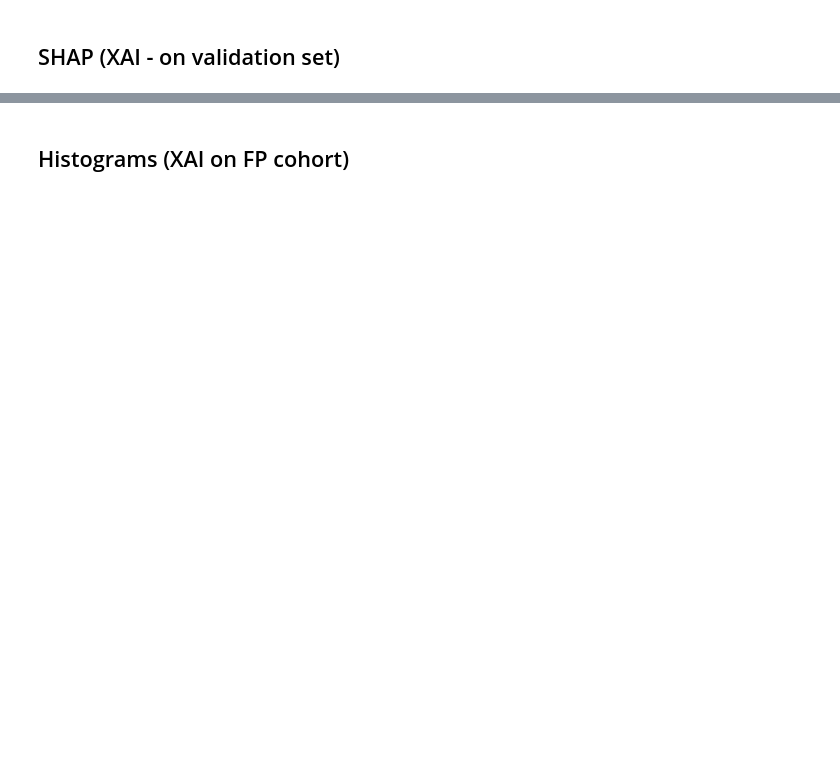
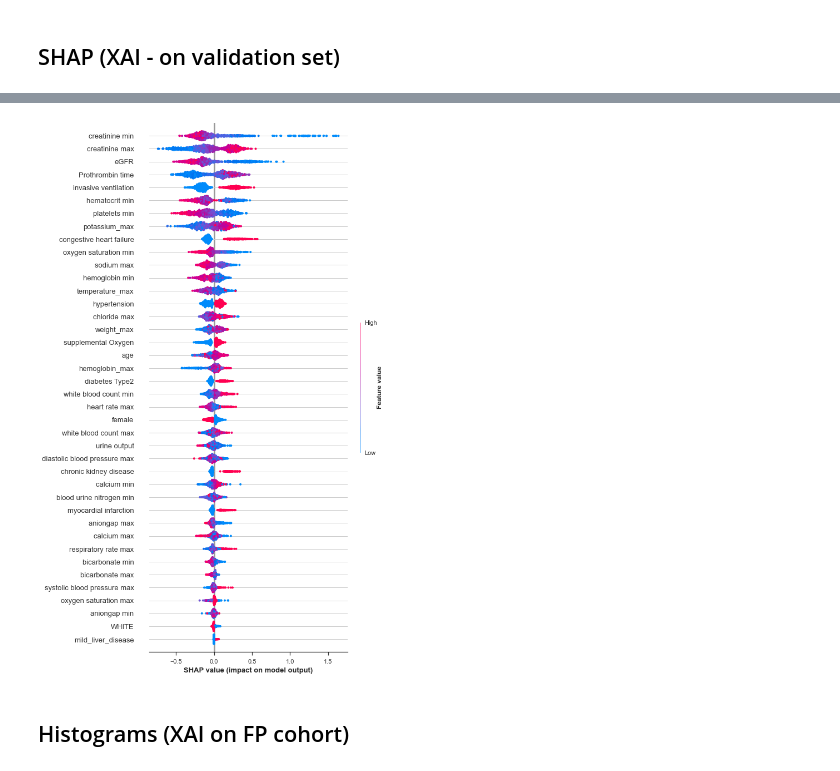
Before and after one commit to amirhkr/AKI_MIMIC4, a Jupyter notebook: ML_models_notebooks/SB_preadmisssion/preadmission_75_mean_180_7_days/XGB_preadmisssion_75_SB_6hr_fix.ipynb, the cells around one changed output, grey strips where cells are left out. Saved outputs shown, nothing was run; the diff lists cells and outputs as text; code cells hidden in the pictures; blank space fills up the shorter version.

```diff
--- a/ML_models_notebooks/SB_preadmisssion/preadmission_75_mean_180_7_days/XGB_preadmisssion_75_SB_6hr_fix.ipynb
+++ b/ML_models_notebooks/SB_preadmisssion/preadmission_75_mean_180_7_days/XGB_preadmisssion_75_SB_6hr_fix.ipynb
@@ -1138,5 +999,5 @@ Error:
 # %%
-X_sampled = X_valid.sample(200, random_state=42)
+X_sampled = X_valid.sample(1000, random_state=42)
 
 import shap
 
@@ -1145,3 +1006,4 @@ shap.initjs()
 explainer = shap.TreeExplainer(pipeline_final._final_estimator)
 shap_values = explainer.shap_values(X_sampled)
 shap.summary_plot(shap_values[1], X_sampled, max_display=40)
+# %% [output]
@@ -1147,0 +1011 @@ shap.summary_plot(shap_values[1], X_sampled, max_display=40)
+[figure, added]
```
Also changed, not shown: parts of 86 cells of this notebook.
